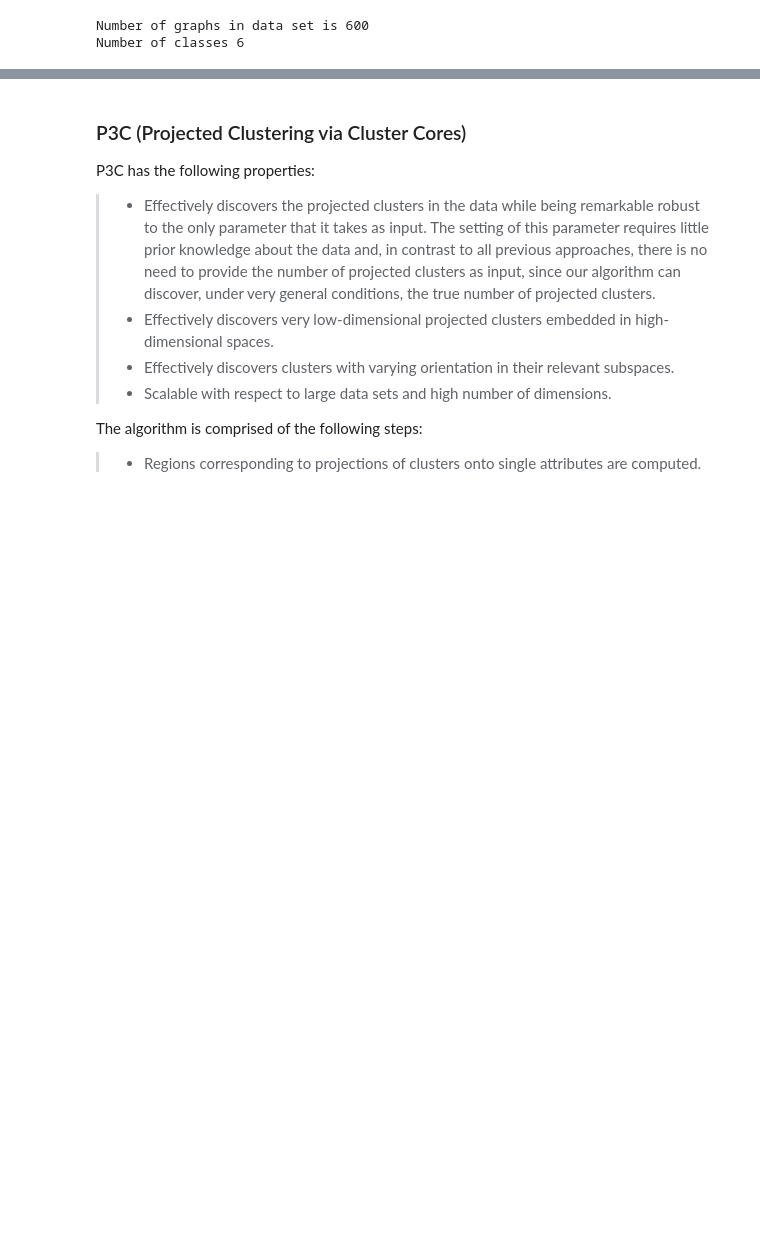
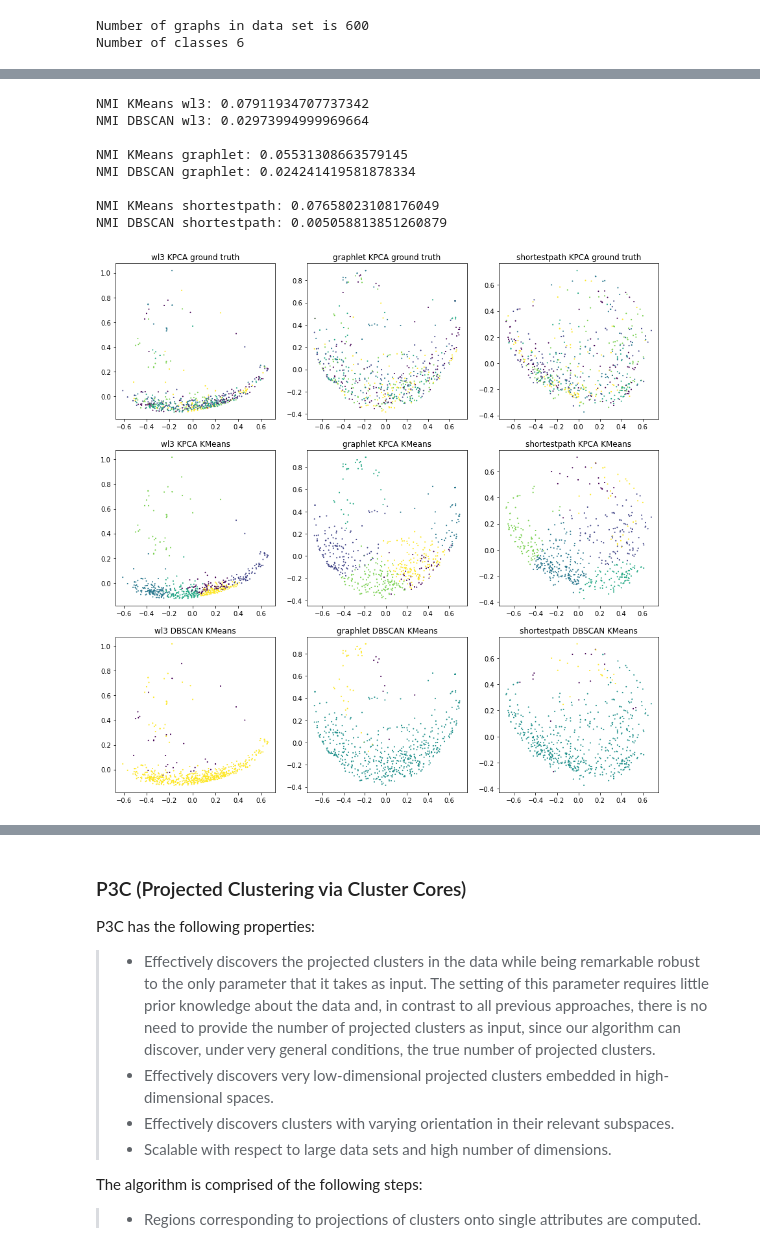
Before and after one commit to markkod/pc3-enzymes, a Jupyter notebook: Task 1.ipynb, the cells around one changed output, grey strips where cells are left out. Saved outputs shown, nothing was run; the diff lists cells and outputs as text; code cells hidden in the pictures; blank space fills up the shorter version.

```diff
--- a/Task 1.ipynb
+++ b/Task 1.ipynb
@@ -229,7 +265,5 @@ def visualize(G, color=None, figsize=(5,5)):
 # %%
-base_path = os.path.join("kernels", "without_labels")
-ds_name = "ENZYMES"
-classes = dp.get_dataset(ds_name)
+classes = dp.get_dataset("ENZYMES")
 G = tud_to_networkx(ds_name)
 print(f"Number of graphs in data set is {len(G)}")
 print(f"Number of classes {len(set(classes.tolist()))}")
@@ -283,0 +296,12 @@ Unfortunaltley we were unable to perform a more detailed data analysis in a give
+# %%
+eda.plot_kpca_nmi_and_clustering(classes)
+# %% [output]
+NMI KMeans wl3: 0.07911934707737342
+NMI DBSCAN wl3: 0.02973994999969664
+
+NMI KMeans graphlet: 0.05531308663579145
+NMI DBSCAN graphlet: 0.024241419581878334
+
+NMI KMeans shortestpath: 0.07658023108176049
+NMI DBSCAN shortestpath: 0.005058813851260879
+[figure, added]
```
Also changed, not shown: parts of 38 cells of this notebook.
